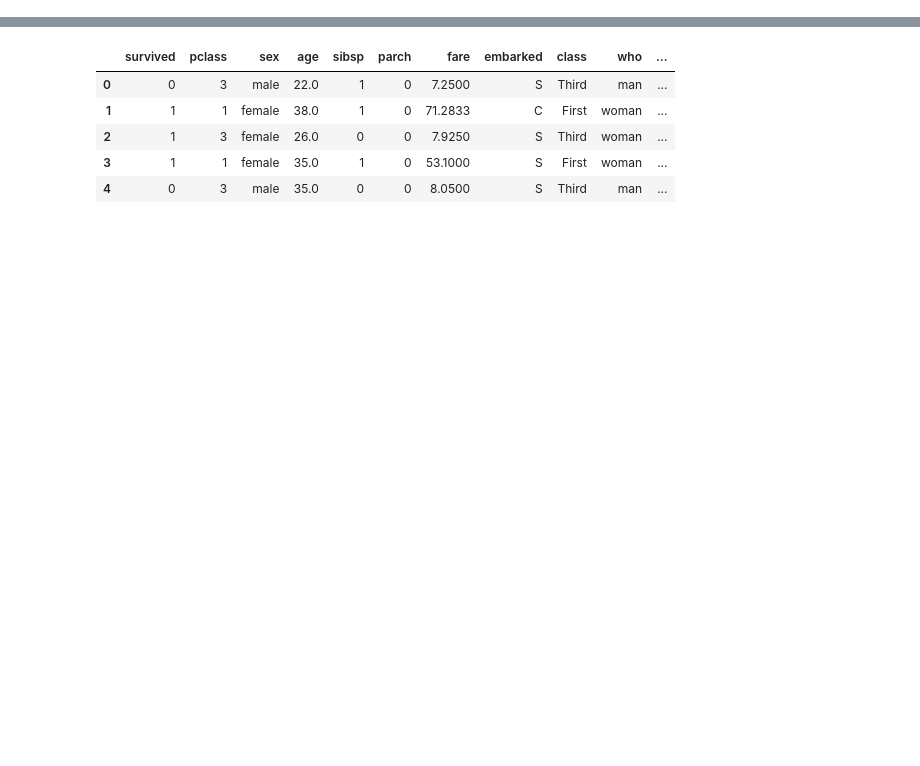
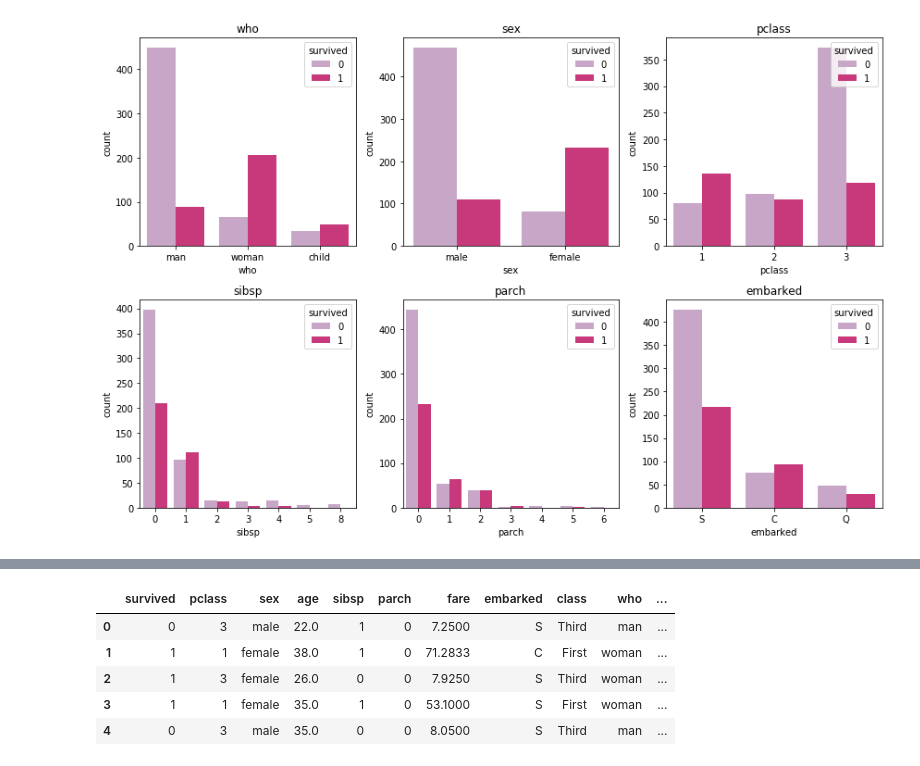
Before and after one commit to ronaldluo95/TitanicDemo, a Jupyter notebook: Titanic.ipynb, the cells around one changed output, grey strips where cells are left out. Drawn from its saved outputs; the diff is of its cells as text; code cells hidden in the pictures; blank space fills up the shorter version.

```diff
--- a/Titanic.ipynb
+++ b/Titanic.ipynb
@@ -204,0 +113,20 @@ Index(['survived', 'pclass', 'sex', 'age', 'sibsp', 'parch', 'fare',
+# %%
+cols = ['who', 'sex', 'pclass', 'sibsp', 'parch', 'embarked']
+
+n_rows = 2
+n_cols = 3
+
+#the subplot grid and figure size
+fig, axs = plt.subplots(n_rows, n_cols, figsize = (n_cols *4, n_rows*4))
+
+for r in range(0, n_rows):
+    for c in range(0, n_cols):
+        i = r*n_cols + c #index to go through the number of columns
+        ax = axs[r][c] #show there to position each sub plot
+        sns.countplot(x = titanic[cols[i]], hue = titanic['survived'], palette = "PuRd", ax=ax)
+        ax.set_title(cols[i])
+        ax.legend(title = 'survived', loc = 'upper right')
+
+plt.tight_layout()
+# %% [output]
+[figure, added]
```
Also changed, not shown: parts of 128 cells of this notebook.
